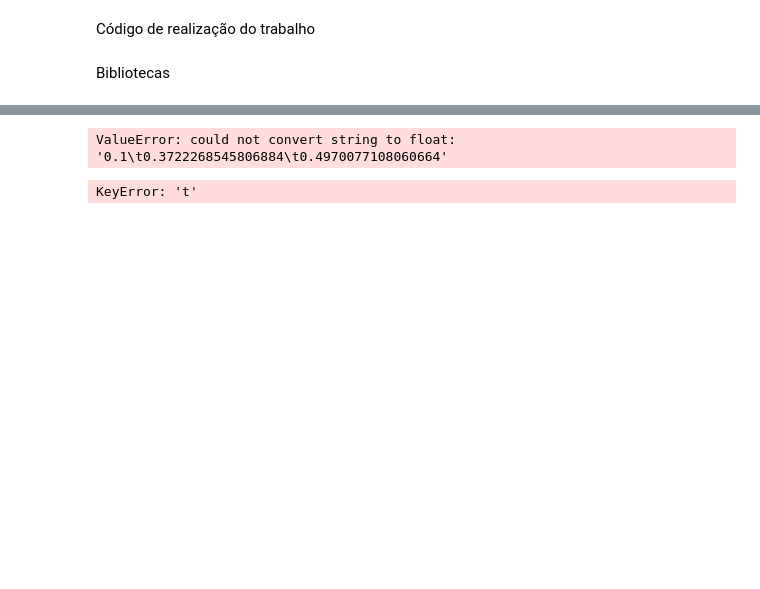
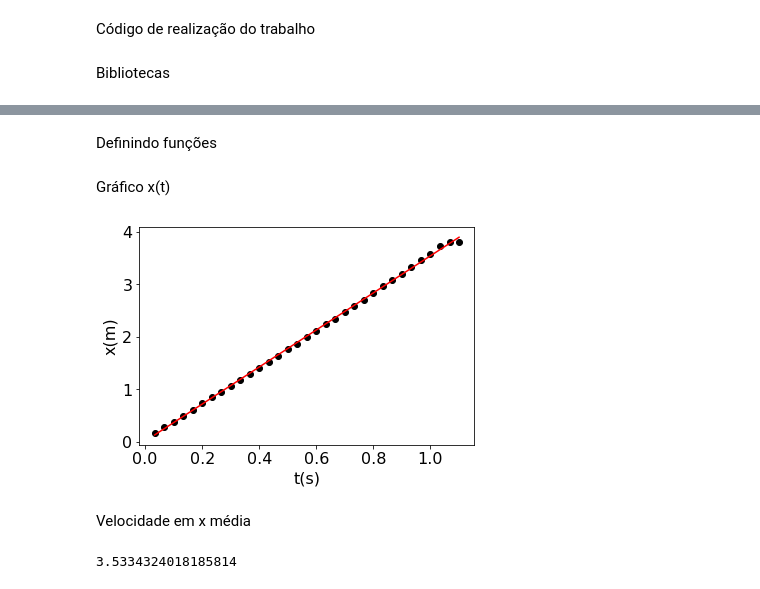
Before and after one commit to PedroMoraesFranco/Trabalho_fisica_experimental, a Jupyter notebook: codigo.ipynb, the cells around one changed output, grey strips where cells are left out. Cells and saved outputs as stored; diff of their text form; code cells hidden in the pictures; blank space fills up the shorter version.

```diff
--- a/codigo.ipynb
+++ b/codigo.ipynb
@@ -12,12 +13,27 @@ plt.rcParams.update({'font.size':16}) # Definição de parametros de todos os pl
 # %%
-dados = pd.read_csv('dados2',sep=';',header=1,decimal=',',dtype=float) # Coleta de dados usando o arquivo gerado pelo tracker###
+dados = np.loadtxt('dados.txt', skiprows=1) # Coleta de dados usando o arquivo gerado pelo tracker
+t = dados[:,0]
+x = dados[:,1]
+y = dados[:,2]
-# %% [output]
-ValueError: could not convert string to float: '0.1\t0.3722268545806884\t0.4970077108060664'
+# %% [markdown]
+Definindo funções
+# %%
+def funcx(t,vx,x0):
+    f = vx*t+x0
+    return f
+
+def funcy(t,c1,c2,c3):
+    f = c1*t**2+c2*t+c3
+    return f
+
+def trajetoria(t,p1,p2,p3):
+    f = p1*t**2+p2*t+p3
+    return f
+
+def reta(t,a,vy0):
+    f = a*t +vy0
+    return f
 # %%
 tamanho = dados.shape[0] # Definindo o tamanho
-t_step=dados['t'][1] # Definindo t_step com base na lista t do arquivo
-dados.head(27)
-vx,x0=np.polyfit(dados['t'],dados['x'],1) # Definindo V em x e x inicial
-funcx = lambda t: vx*t+x0 # Definindo a função x(t)
+t_step=t[0] # Definindo t_step com base na lista t do arquivo
+vx,x0=np.polyfit(t,x,1) # Definindo V em x e x inicial
-# %% [output]
-KeyError: 't'
@@ -26,5 +40,10 @@ KeyError: 't'
+# %% [markdown]
+Gráfico x(t)
 # %%
-plt.scatter(dados['t'],dados['x'],color='black')
-plt.plot(dados['t'],dados['t'].apply(funcx),color='red',linestyle='solid')
+plt.scatter(t,x,color='black')
+plt.plot(t,funcx(t,vx,x0),color='red',linestyle='solid')
 plt.ylabel('x(m)')
 plt.xlabel(r't(s)')
+plt.savefig('x(t).png')
+# %% [output]
+[figure, added]
@@ -33,2 +50,6 @@ plt.xlabel(r't(s)')
+# %% [markdown]
+Velocidade em x média
 # %%
 vx.mean() # V em x médio
+# %% [output]
+3.5334324018185814
```
Also changed, not shown: parts of 41 cells of this notebook, 7 other files.
